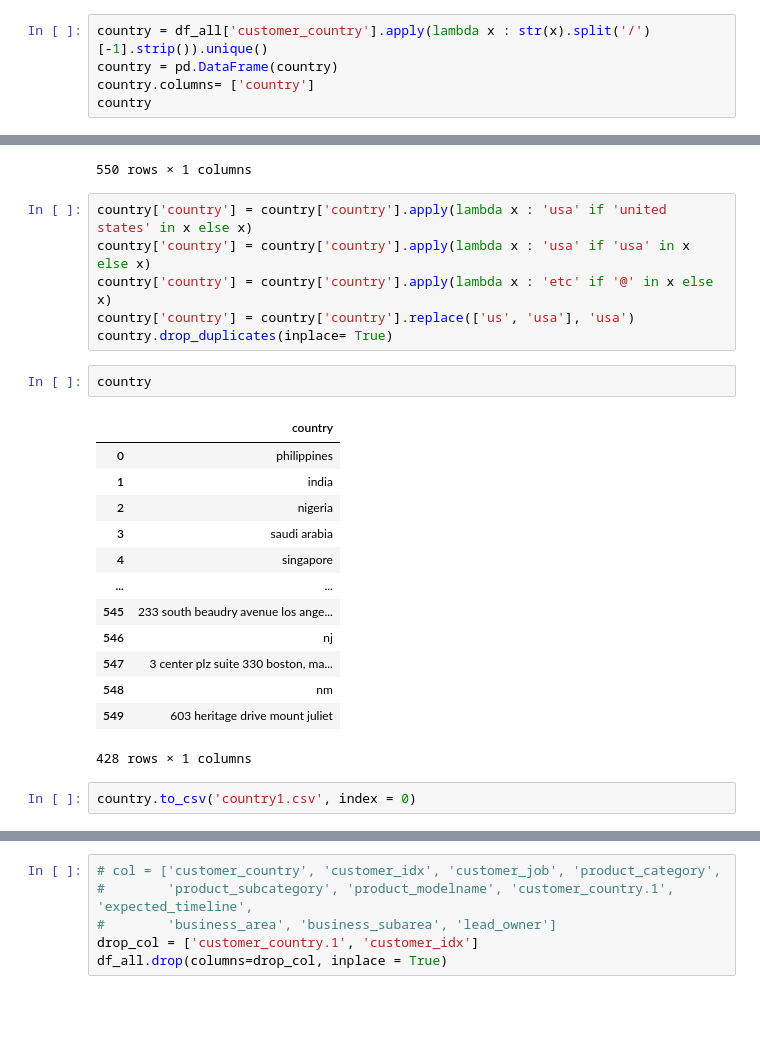
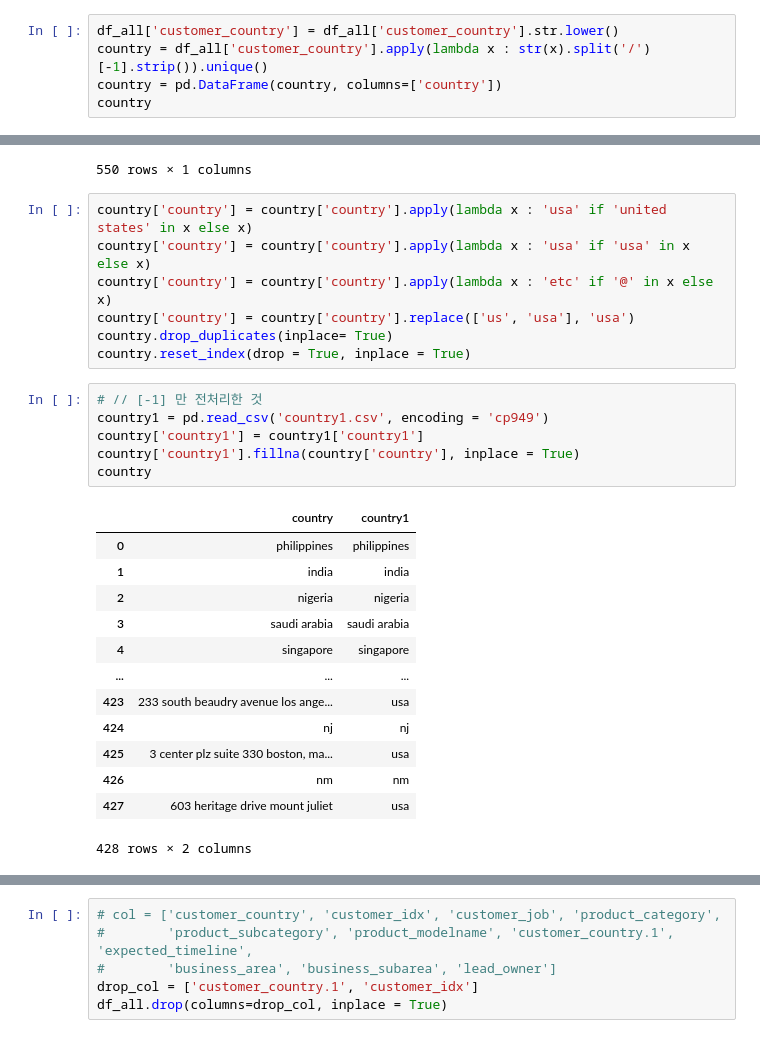
Before and after one commit to Junoflows/LG_Aimers_phase2, a Jupyter notebook: country_processing.ipynb, the cells around one changed output, grey strips where cells are left out. Cells and saved outputs as stored; diff of their text form; blank space fills up the shorter version.

```diff
--- a/practice.ipynb
+++ b/country_processing.ipynb
@@ -58,7 +58,7 @@ df_all['customer_country'] = df_all['customer_country'].str.lower()
 # %%
+df_all['customer_country'] = df_all['customer_country'].str.lower()
 country = df_all['customer_country'].apply(lambda x : str(x).split('/')[-1].strip()).unique()
-country = pd.DataFrame(country)
-country.columns= ['country']
+country = pd.DataFrame(country, columns=['country'])
 country
 # %% [output]
 |  | country |
@@ -80,21 +80,24 @@ country['country'] = country['country'].apply(lambda x : 'usa' if 'usa' in x els
 country['country'] = country['country'].apply(lambda x : 'etc' if '@' in x else x)
 country['country'] = country['country'].replace(['us', 'usa'], 'usa')
 country.drop_duplicates(inplace= True)
+country.reset_index(drop = True, inplace = True)
-# %%
-country
-# %% [output]
-|  | country |
-| 0 | philippines |
-| 1 | india |
-| 2 | nigeria |
-| 3 | saudi arabia |
-| 4 | singapore |
-| ... | ... |
-| 545 | 233 south beaudry avenue los ange... |
-| 546 | nj |
-| 547 | 3 center plz suite 330 boston, ma... |
-| 548 | nm |
-| 549 | 603 heritage drive mount juliet |
-428 rows × 1 columns
-# %%
-country.to_csv('country1.csv', index = 0)
+# %%
+# // [-1] 만 전처리한 것
+country1 = pd.read_csv('country1.csv', encoding = 'cp949')
+country['country1'] = country1['country1']
+country['country1'].fillna(country['country'], inplace = True)
+country
+# %% [output]
+|  | country | country1 |
+| 0 | philippines | philippines |
+| 1 | india | india |
+| 2 | nigeria | nigeria |
+| 3 | saudi arabia | saudi arabia |
+| 4 | singapore | singapore |
+| ... | ... | ... |
+| 423 | 233 south beaudry avenue los ange... | usa |
+| 424 | nj | nj |
+| 425 | 3 center plz suite 330 boston, ma... | usa |
+| 426 | nm | nm |
+| 427 | 603 heritage drive mount juliet | usa |
+428 rows × 2 columns
```
Also changed, not shown: parts of 14 cells of this notebook, 3 other files.
